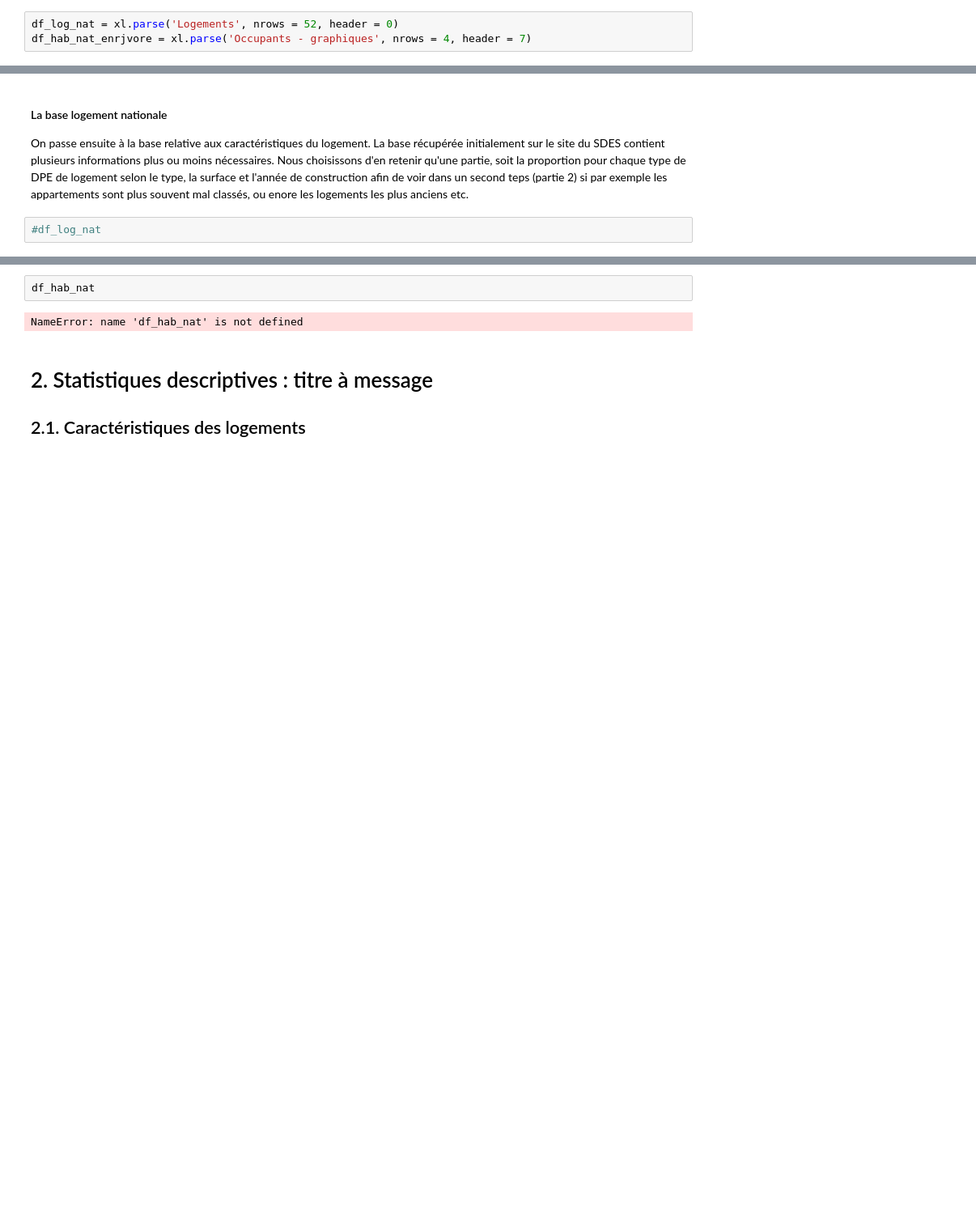
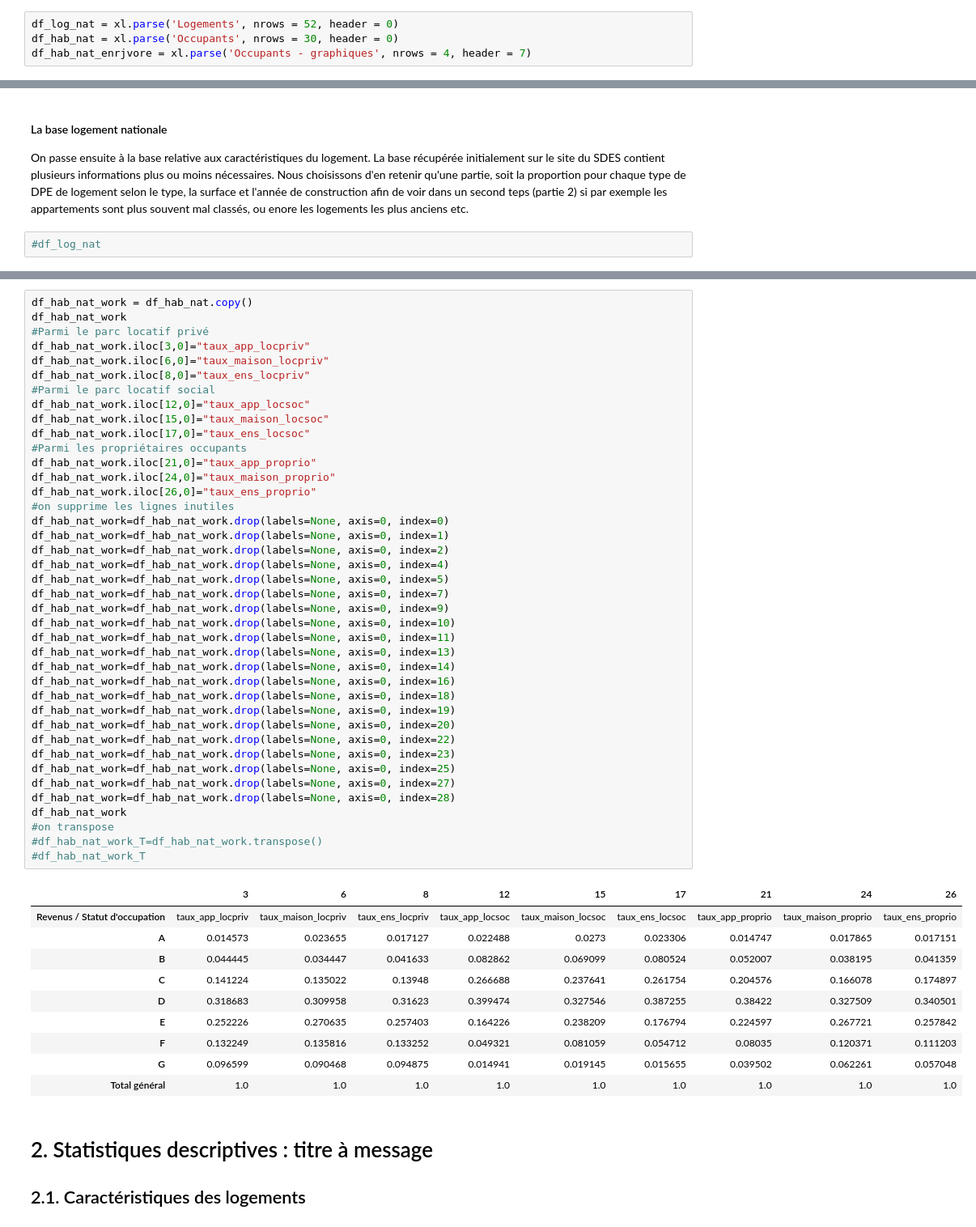
Before and after one commit to f-b-l/python2A, a Jupyter notebook: debut projet-LP-21-10-22.ipynb, the cells around one changed output, grey strips where cells are left out. Shown at 81% size. Drawn from its saved outputs; the diff is of its cells as text; blank space fills up the shorter version.

```diff
--- a/debut projet-LP-21-10-22.ipynb
+++ b/debut projet-LP-21-10-22.ipynb
@@ -138,6 +157,7 @@ df_bdd_nat.head(5)
 On recommence la procédure pour récupérer les informations relatives aux occupants et les logements au niveau national
 # %%
 df_log_nat = xl.parse('Logements', nrows = 52, header = 0)
+df_hab_nat = xl.parse('Occupants', nrows = 30, header = 0)
 df_hab_nat_enrjvore = xl.parse('Occupants - graphiques', nrows = 4, header = 7)
 # %%
 df_log_nat.head(5)
@@ -309,7 +446,54 @@ La base sur les caractéristiques
 # %%
-df_hab_nat
+df_hab_nat_work = df_hab_nat.copy()
+df_hab_nat_work
+#Parmi le parc locatif privé
+df_hab_nat_work.iloc[3,0]="taux_app_locpriv"
+df_hab_nat_work.iloc[6,0]="taux_maison_locpriv"
+df_hab_nat_work.iloc[8,0]="taux_ens_locpriv"
+#Parmi le parc locatif social
+df_hab_nat_work.iloc[12,0]="taux_app_locsoc"
+df_hab_nat_work.iloc[15,0]="taux_maison_locsoc"
+df_hab_nat_work.iloc[17,0]="taux_ens_locsoc"
+#Parmi les propriétaires occupants
+df_hab_nat_work.iloc[21,0]="taux_app_proprio"
+df_hab_nat_work.iloc[24,0]="taux_maison_proprio"
+df_hab_nat_work.iloc[26,0]="taux_ens_proprio"
+#on supprime les lignes inutiles
+df_hab_nat_work=df_hab_nat_work.drop(labels=None, axis=0, index=0)
+df_hab_nat_work=df_hab_nat_work.drop(labels=None, axis=0, index=1)
+df_hab_nat_work=df_hab_nat_work.drop(labels=None, axis=0, index=2)
+df_hab_nat_work=df_hab_nat_work.drop(labels=None, axis=0, index=4)
+df_hab_nat_work=df_hab_nat_work.drop(labels=None, axis=0, index=5)
+df_hab_nat_work=df_hab_nat_work.drop(labels=None, axis=0, index=7)
+df_hab_nat_work=df_hab_nat_work.drop(labels=None, axis=0, index=9)
+df_hab_nat_work=df_hab_nat_work.drop(labels=None, axis=0, index=10)
+df_hab_nat_work=df_hab_nat_work.drop(labels=None, axis=0, index=11)
+df_hab_nat_work=df_hab_nat_work.drop(labels=None, axis=0, index=13)
+df_hab_nat_work=df_hab_nat_work.drop(labels=None, axis=0, index=14)
+df_hab_nat_work=df_hab_nat_work.drop(labels=None, axis=0, index=16)
+df_hab_nat_work=df_hab_nat_work.drop(labels=None, axis=0, index=18)
+df_hab_nat_work=df_hab_nat_work.drop(labels=None, axis=0, index=19)
+df_hab_nat_work=df_hab_nat_work.drop(labels=None, axis=0, index=20)
+df_hab_nat_work=df_hab_nat_work.drop(labels=None, axis=0, index=22)
+df_hab_nat_work=df_hab_nat_work.drop(labels=None, axis=0, index=23)
+df_hab_nat_work=df_hab_nat_work.drop(labels=None, axis=0, index=25)
+df_hab_nat_work=df_hab_nat_work.drop(labels=None, axis=0, index=27)
+df_hab_nat_work=df_hab_nat_work.drop(labels=None, axis=0, index=28)
+df_hab_nat_work
+#on transpose
+#df_hab_nat_work_T=df_hab_nat_work.transpose()
+#df_hab_nat_work_T
 # %% [output]
-NameError: name 'df_hab_nat' is not defined
+|  | 3 | 6 | 8 | 12 | 15 | 17 | 21 | 24 | 26 |
+| Revenus / Statut d'occupation | taux_app_locpriv | taux_maison_locpriv | taux_ens_locpriv | taux_app_locsoc | taux_maison_locsoc | taux_ens_locsoc | taux_app_proprio | taux_maison_proprio | taux_ens_proprio |
+| A | 0.014573 | 0.023655 | 0.017127 | 0.022488 | 0.0273 | 0.023306 | 0.014747 | 0.017865 | 0.017151 |
+| B | 0.044445 | 0.034447 | 0.041633 | 0.082862 | 0.069099 | 0.080524 | 0.052007 | 0.038195 | 0.041359 |
+| C | 0.141224 | 0.135022 | 0.13948 | 0.266688 | 0.237641 | 0.261754 | 0.204576 | 0.166078 | 0.174897 |
+| D | 0.318683 | 0.309958 | 0.31623 | 0.399474 | 0.327546 | 0.387255 | 0.38422 | 0.327509 | 0.340501 |
+| E | 0.252226 | 0.270635 | 0.257403 | 0.164226 | 0.238209 | 0.176794 | 0.224597 | 0.267721 | 0.257842 |
+| F | 0.132249 | 0.135816 | 0.133252 | 0.049321 | 0.081059 | 0.054712 | 0.08035 | 0.120371 | 0.111203 |
+| G | 0.096599 | 0.090468 | 0.094875 | 0.014941 | 0.019145 | 0.015655 | 0.039502 | 0.062261 | 0.057048 |
+| Total général | 1.0 | 1.0 | 1.0 | 1.0 | 1.0 | 1.0 | 1.0 | 1.0 | 1.0 |
 # %% [markdown]
 # 2. Statistiques descriptives : titre à message
 
```
Also changed, not shown: parts of 24 cells of this notebook.
